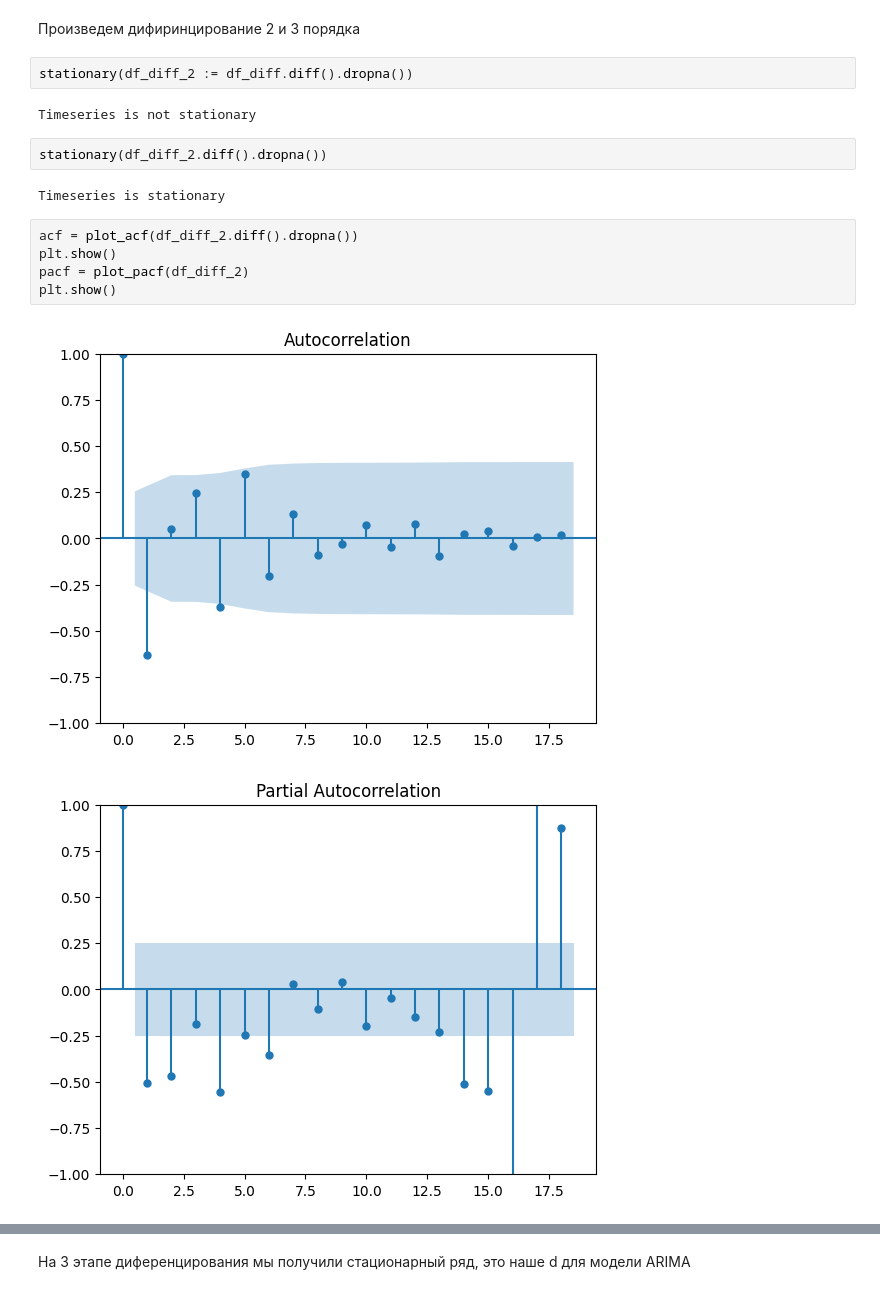
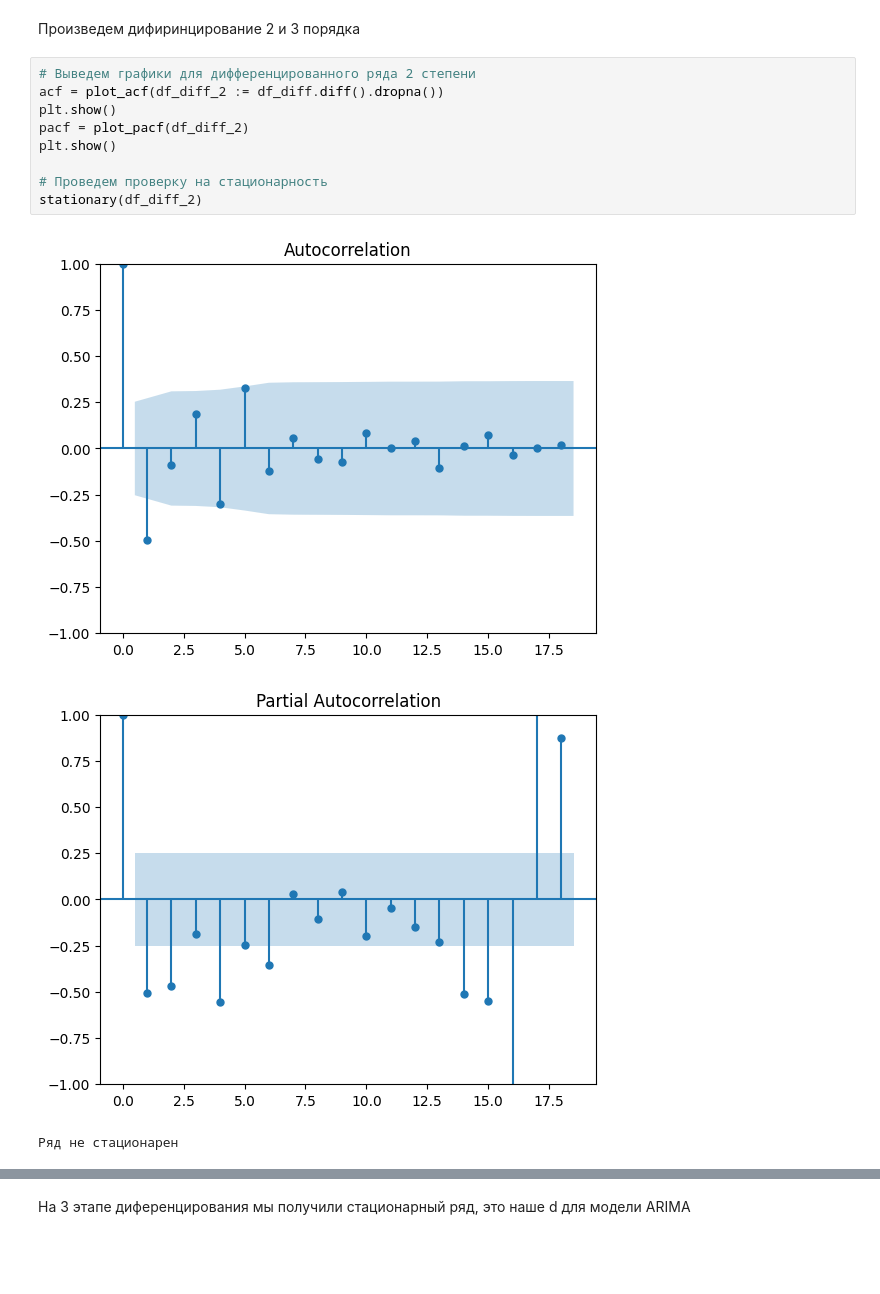
Before and after one commit to hotdonkey/data_science, a Jupyter notebook: Project_7/Project_7.ipynb, the cells around one changed output, grey strips where cells are left out. Saved outputs shown, nothing was run; the diff lists cells and outputs as text; blank space fills up the shorter version.

```diff
--- a/Project_7/Project_7.ipynb
+++ b/Project_7/Project_7.ipynb
@@ -170,18 +157,15 @@ Timeseries is not stationary
 # %% [markdown]
 Произведем дифиринцирование 2 и 3 порядка
-# %%
-stationary(df_diff_2 := df_diff.diff().dropna())
-# %% [output]
-Timeseries is not stationary
-# %%
-stationary(df_diff_2.diff().dropna())
-# %% [output]
-Timeseries is stationary
 # %%
-acf = plot_acf(df_diff_2.diff().dropna())
+# Выведем графики для дифференцированного ряда 2 степени
+acf = plot_acf(df_diff_2 := df_diff.diff().dropna())
 plt.show()
 pacf = plot_pacf(df_diff_2)
 plt.show()
+
+# Проведем проверку на стационарность
+stationary(df_diff_2)
 # %% [output]
-[figure, old version]
+[figure, new version]
 [figure]
+Ряд не стационарен
```
Also changed, not shown: parts of 47 cells of this notebook, 1 other file.
